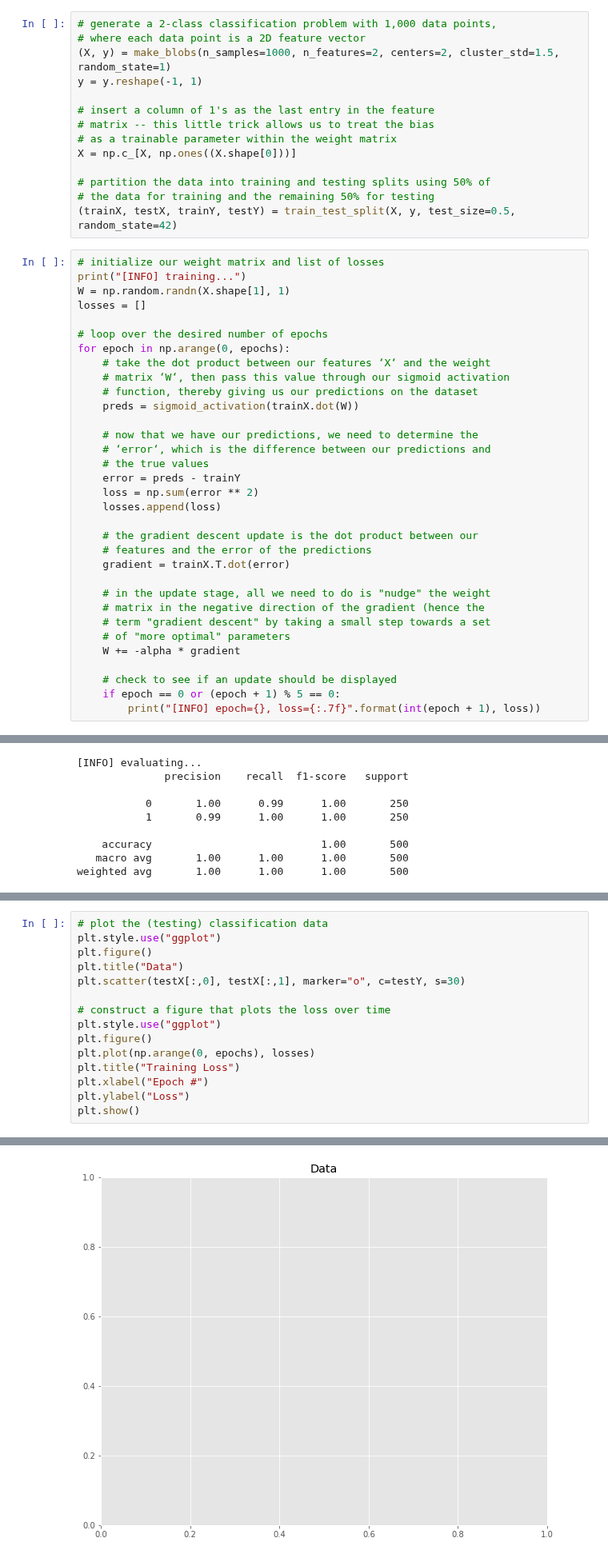
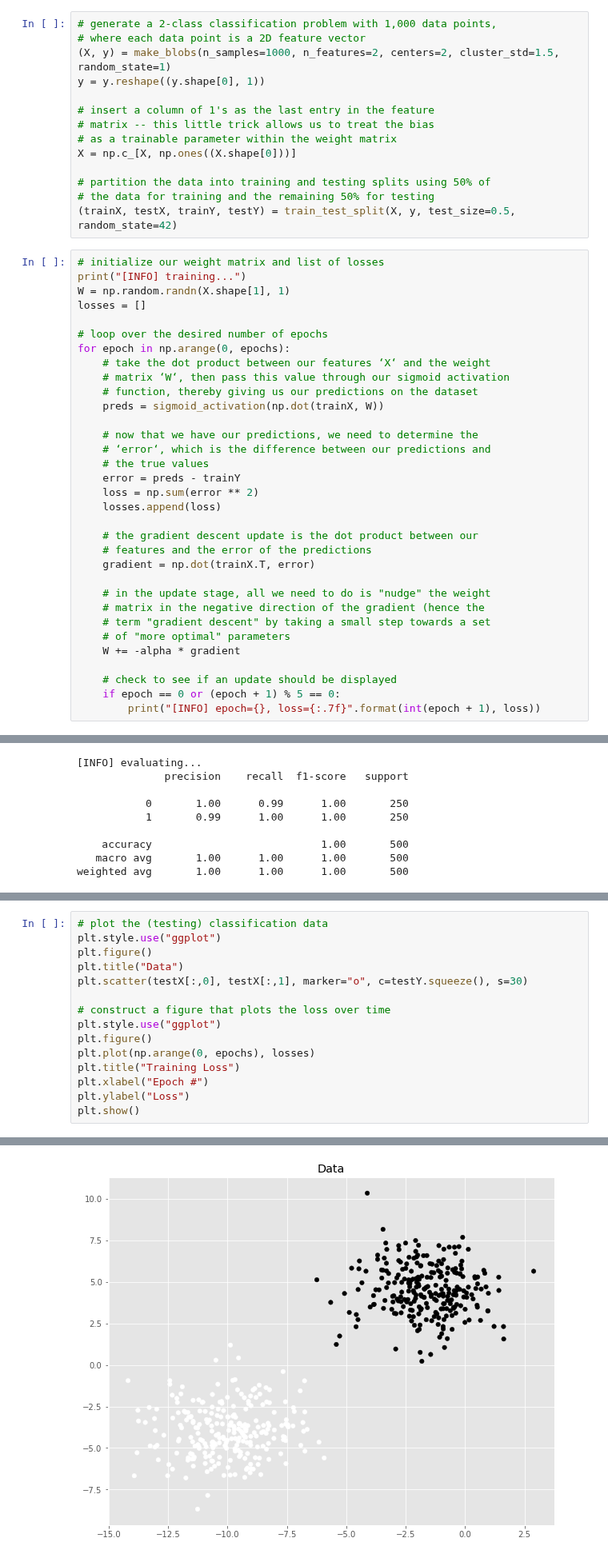
Before and after one commit to pedro-abundio-wang/computer-vision, a Jupyter notebook: notebooks/Deep Learning For Computer Vision With Python/09_optimization_methods_and_regularization.ipynb, the cells around one changed output, grey strips where cells are left out. Shown at 80% size. Saved outputs shown, nothing was run; the diff lists cells and outputs as text.

```diff
--- a/notebooks/Deep Learning For Computer Vision With Python/09_optimization_methods_and_regularization.ipynb
+++ b/notebooks/Deep Learning For Computer Vision With Python/09_optimization_methods_and_regularization.ipynb
@@ -43,7 +48,7 @@ alpha = 0.01
 # generate a 2-class classification problem with 1,000 data points,
 # where each data point is a 2D feature vector
 (X, y) = make_blobs(n_samples=1000, n_features=2, centers=2, cluster_std=1.5, random_state=1)
-y = y.reshape(-1, 1)
+y = y.reshape((y.shape[0], 1))
 
 # insert a column of 1's as the last entry in the feature
 # matrix -- this little trick allows us to treat the bias
@@ -64,7 +69,7 @@ for epoch in np.arange(0, epochs):
     # take the dot product between our features ‘X‘ and the weight
     # matrix ‘W‘, then pass this value through our sigmoid activation
     # function, thereby giving us our predictions on the dataset
-    preds = sigmoid_activation(trainX.dot(W))
+    preds = sigmoid_activation(np.dot(trainX, W))
 
     # now that we have our predictions, we need to determine the
     # ‘error‘, which is the difference between our predictions and
@@ -75,7 +80,7 @@ for epoch in np.arange(0, epochs):
 
     # the gradient descent update is the dot product between our
     # features and the error of the predictions
-    gradient = trainX.T.dot(error)
+    gradient = np.dot(trainX.T, error)
 
     # in the update stage, all we need to do is "nudge" the weight
     # matrix in the negative direction of the gradient (hence the
@@ -128,7 +129,7 @@ testY.shape
 plt.style.use("ggplot")
 plt.figure()
 plt.title("Data")
-plt.scatter(testX[:,0], testX[:,1], marker="o", c=testY, s=30)
+plt.scatter(testX[:,0], testX[:,1], marker="o", c=testY.squeeze(), s=30)
 
 # construct a figure that plots the loss over time
 plt.style.use("ggplot")
@@ -143 +143 @@ ValueError: 'c' argument has 500 elements, which is not acceptable for use with
-[figure, old version]
+[figure, new version]
```
Also changed, not shown: parts of 12 cells of this notebook.
